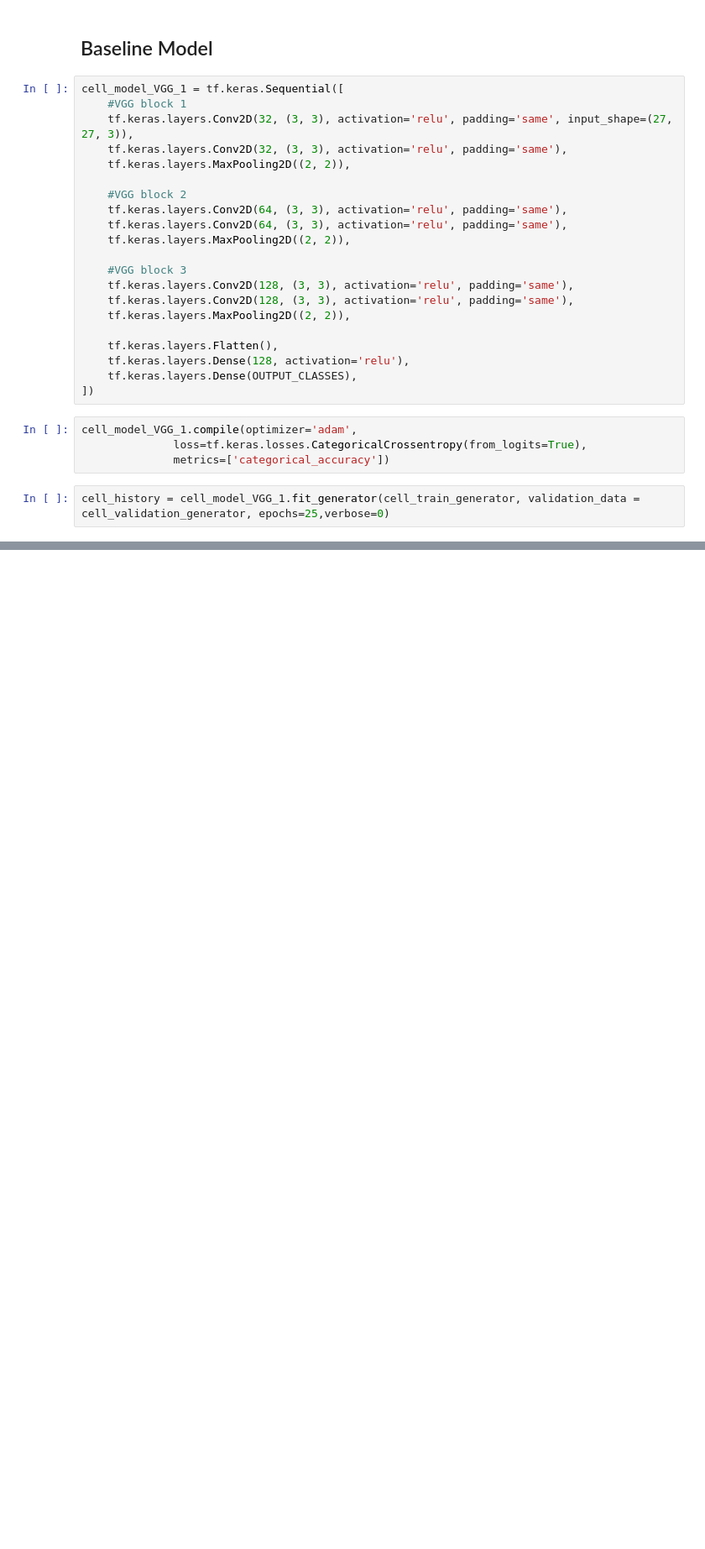
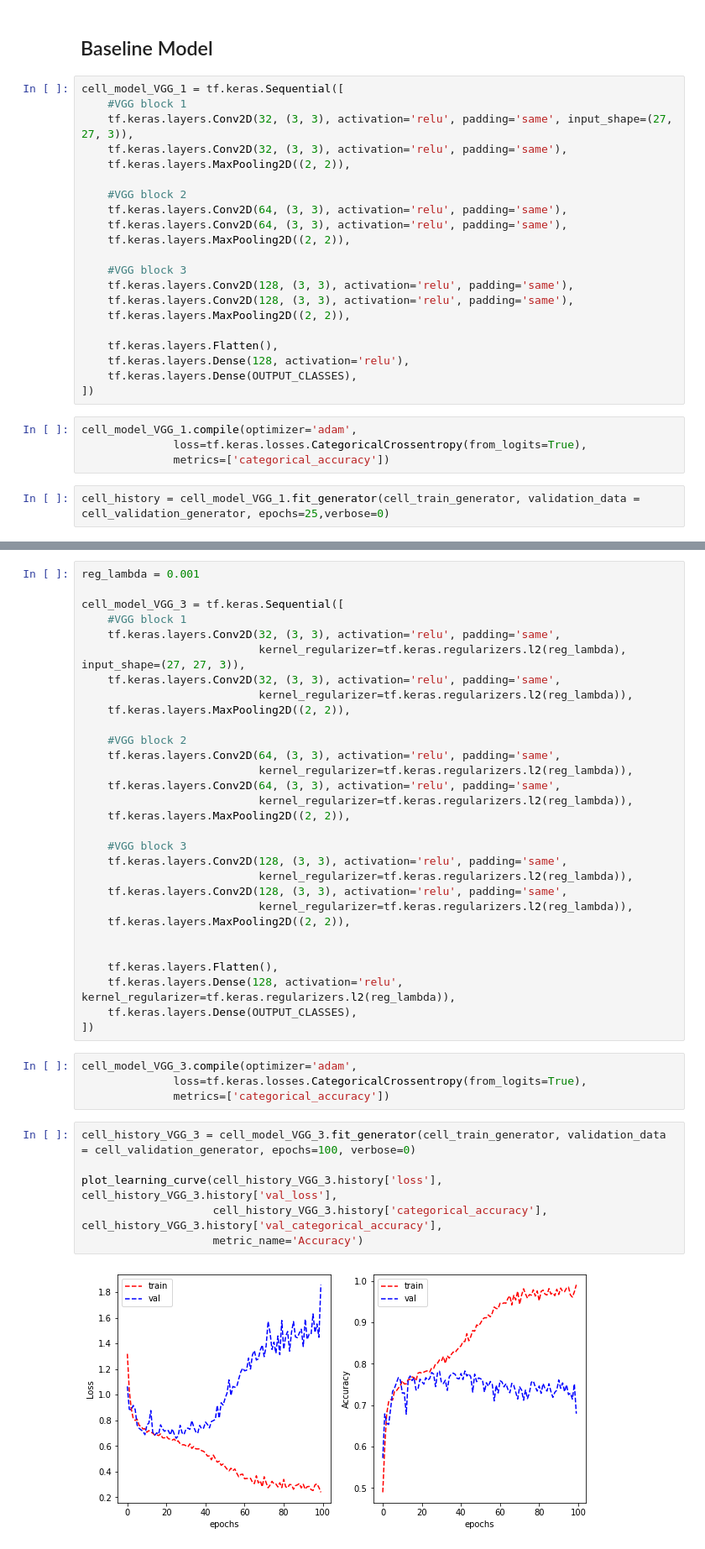
Before and after one commit to ngkarthi71/colon-cancer-analysis, a Jupyter notebook: rough1.ipynb, the cells around one changed output, grey strips where cells are left out. Shown: that part at 84% size. Cells and saved outputs as stored; diff of their text form; blank space fills up the shorter version.

```diff
--- a/rough1.ipynb
+++ b/rough1.ipynb
@@ -479,0 +560,42 @@ plot_learning_curve(cell_history.history['loss'], cell_history.history['val_loss
+# %%
+reg_lambda = 0.001
+
+cell_model_VGG_3 = tf.keras.Sequential([
+    #VGG block 1
+    tf.keras.layers.Conv2D(32, (3, 3), activation='relu', padding='same',
+                           kernel_regularizer=tf.keras.regularizers.l2(reg_lambda), input_shape=(27, 27, 3)),
+    tf.keras.layers.Conv2D(32, (3, 3), activation='relu', padding='same',
+                           kernel_regularizer=tf.keras.regularizers.l2(reg_lambda)),
+    tf.keras.layers.MaxPooling2D((2, 2)),
+
+    #VGG block 2
+    tf.keras.layers.Conv2D(64, (3, 3), activation='relu', padding='same',
+                           kernel_regularizer=tf.keras.regularizers.l2(reg_lambda)),
+    tf.keras.layers.Conv2D(64, (3, 3), activation='relu', padding='same',
+                           kernel_regularizer=tf.keras.regularizers.l2(reg_lambda)),
+    tf.keras.layers.MaxPooling2D((2, 2)),
+
+    #VGG block 3
+    tf.keras.layers.Conv2D(128, (3, 3), activation='relu', padding='same',
+                           kernel_regularizer=tf.keras.regularizers.l2(reg_lambda)),
+    tf.keras.layers.Conv2D(128, (3, 3), activation='relu', padding='same',
+                           kernel_regularizer=tf.keras.regularizers.l2(reg_lambda)),
+    tf.keras.layers.MaxPooling2D((2, 2)),
+
+
+    tf.keras.layers.Flatten(),
+    tf.keras.layers.Dense(128, activation='relu', kernel_regularizer=tf.keras.regularizers.l2(reg_lambda)),
+    tf.keras.layers.Dense(OUTPUT_CLASSES),
+])
+# %%
+cell_model_VGG_3.compile(optimizer='adam',
+              loss=tf.keras.losses.CategoricalCrossentropy(from_logits=True),
+              metrics=['categorical_accuracy'])
+# %%
+cell_history_VGG_3 = cell_model_VGG_3.fit_generator(cell_train_generator, validation_data = cell_validation_generator, epochs=100, verbose=0)
+
+plot_learning_curve(cell_history_VGG_3.history['loss'], cell_history_VGG_3.history['val_loss'],
+                    cell_history_VGG_3.history['categorical_accuracy'], cell_history_VGG_3.history['val_categorical_accuracy'],
+                    metric_name='Accuracy')
+# %% [output]
+[figure, added]
```
Also changed, not shown: parts of 27 cells of this notebook.
